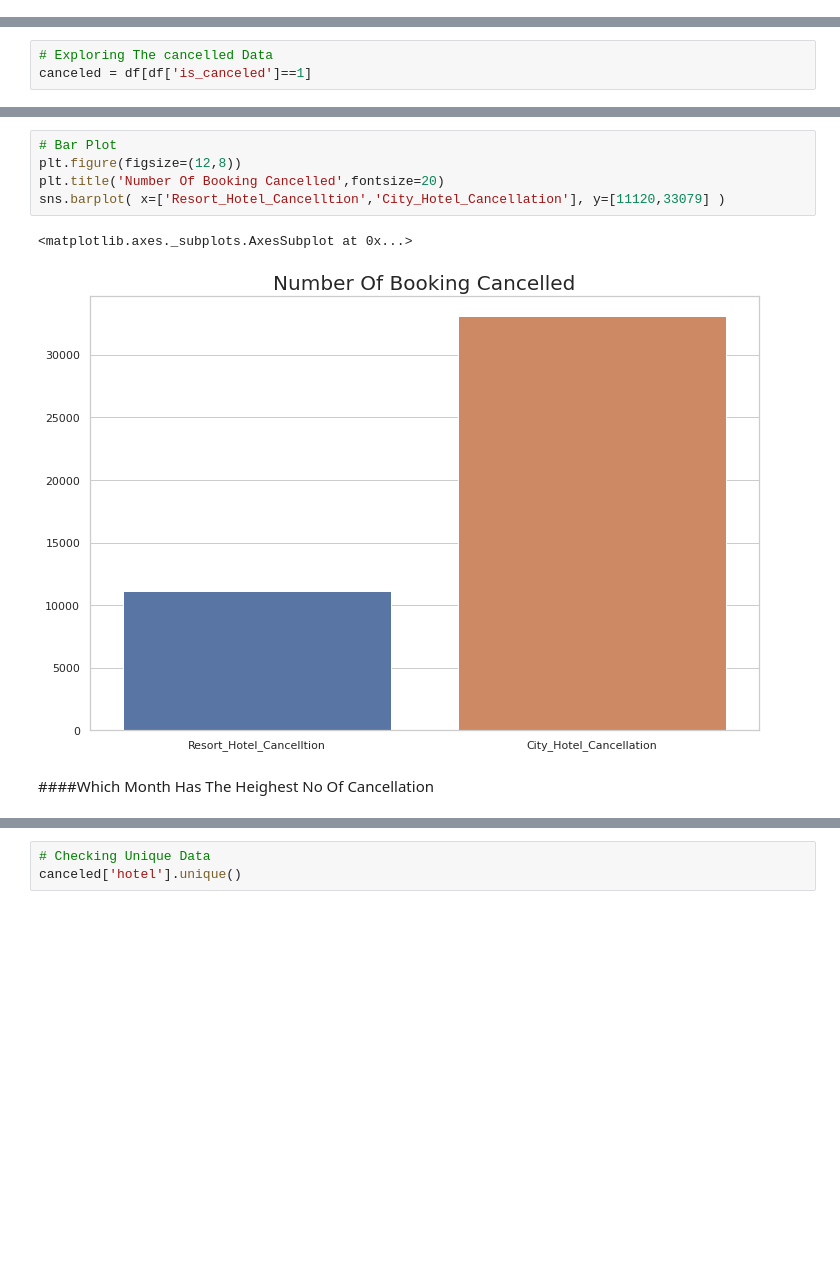
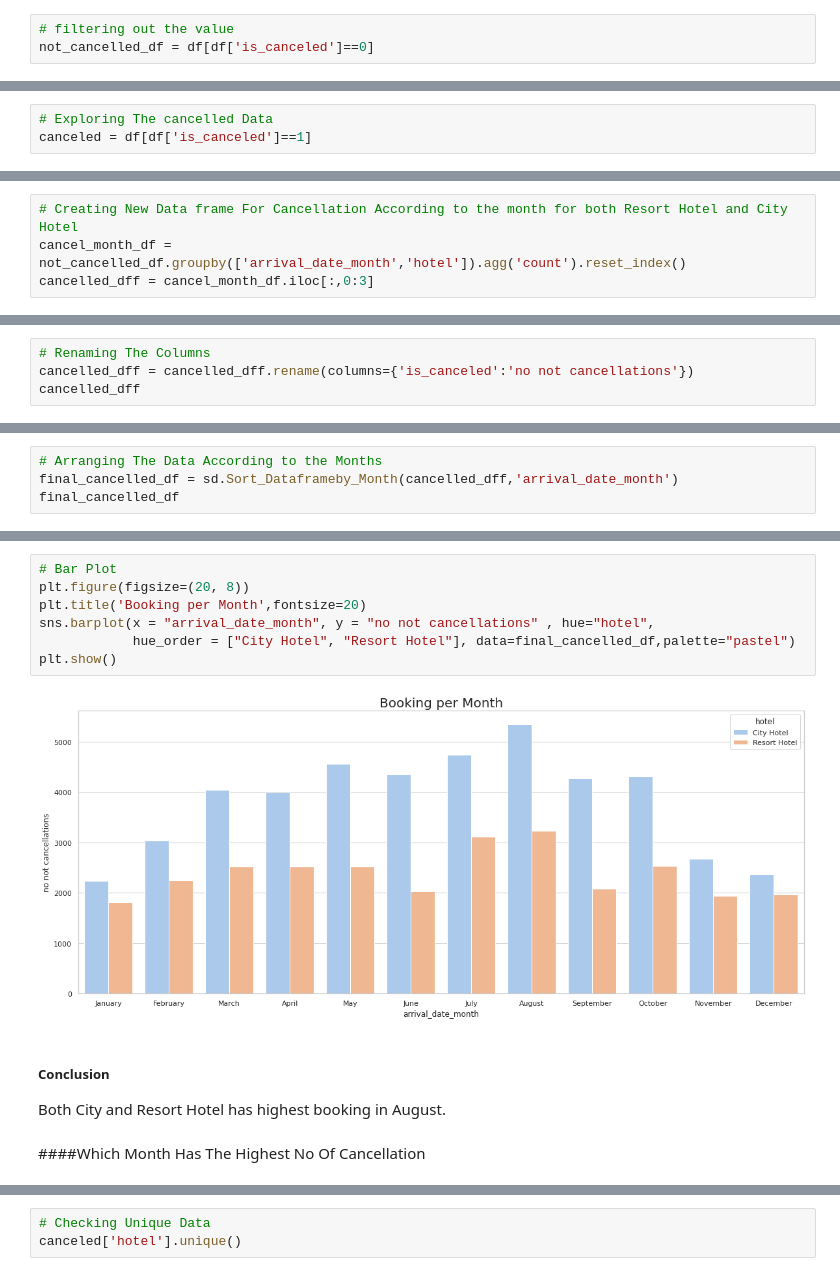
Before and after one commit to AnkitPatel745/Hotel-Booking-Analysis---Capstone-Project, a Jupyter notebook: Hotel_Booking_Analysis_Capstone_Project.ipynb, the cells around one changed output, grey strips where cells are left out. Saved outputs shown, nothing was run; the diff lists cells and outputs as text; blank space fills up the shorter version.

```diff
--- a/Hotel_Booking_Analysis_Capstone_Project.ipynb
+++ b/Hotel_Booking_Analysis_Capstone_Project.ipynb
@@ -1137,0 +1084,3 @@ sns.barplot(x='total_nights',y='No_Of_Stays',hue='hotel',hue_order=['City Hotel'
+# %%
+# filtering out the value
+not_cancelled_df = df[df['is_canceled']==0]
@@ -1347,0 +1297,4 @@ px.pie(canceled,values=[11120,33079],names=['Resort_Hotel_Cancelltion','City_Hot
+# %%
+# Creating New Data frame For Cancellation According to the month for both Resort Hotel and City Hotel
+cancel_month_df = not_cancelled_df.groupby(['arrival_date_month','hotel']).agg('count').reset_index()
+cancelled_dff = cancel_month_df.iloc[:,0:3]
@@ -1347,0 +1321,4 @@ px.pie(canceled,values=[11120,33079],names=['Resort_Hotel_Cancelltion','City_Hot
+# %%
+# Renaming The Columns
+cancelled_dff = cancelled_dff.rename(columns={'is_canceled':'no not cancellations'})
+cancelled_dff
@@ -1347,0 +1343,4 @@ px.pie(canceled,values=[11120,33079],names=['Resort_Hotel_Cancelltion','City_Hot
+# %%
+# Arranging The Data According to the Months
+final_cancelled_df = sd.Sort_Dataframeby_Month(cancelled_dff,'arrival_date_month')
+final_cancelled_df
@@ -1348,11 +1365,15 @@ px.pie(canceled,values=[11120,33079],names=['Resort_Hotel_Cancelltion','City_Hot
 # %%
 # Bar Plot
-plt.figure(figsize=(12,8))
-plt.title('Number Of Booking Cancelled',fontsize=20)
-sns.barplot( x=['Resort_Hotel_Cancelltion','City_Hotel_Cancellation'], y=[11120,33079] )
+plt.figure(figsize=(20, 8))
+plt.title('Booking per Month',fontsize=20)
+sns.barplot(x = "arrival_date_month", y = "no not cancellations" , hue="hotel",
+            hue_order = ["City Hotel", "Resort Hotel"], data=final_cancelled_df,palette="pastel")
+plt.show()
 # %% [output]
-<matplotlib.axes._subplots.AxesSubplot at 0x...>
-[figure, old version]
+[figure, new version]
+# %% [markdown]
+##### Conclusion
+Both City and Resort Hotel has highest booking in August.
 # %% [markdown]
-####Which Month Has The Heighest No Of Cancellation
+####Which Month Has The Highest No Of Cancellation
 # %%
```
Also changed, not shown: parts of 231 cells of this notebook.
